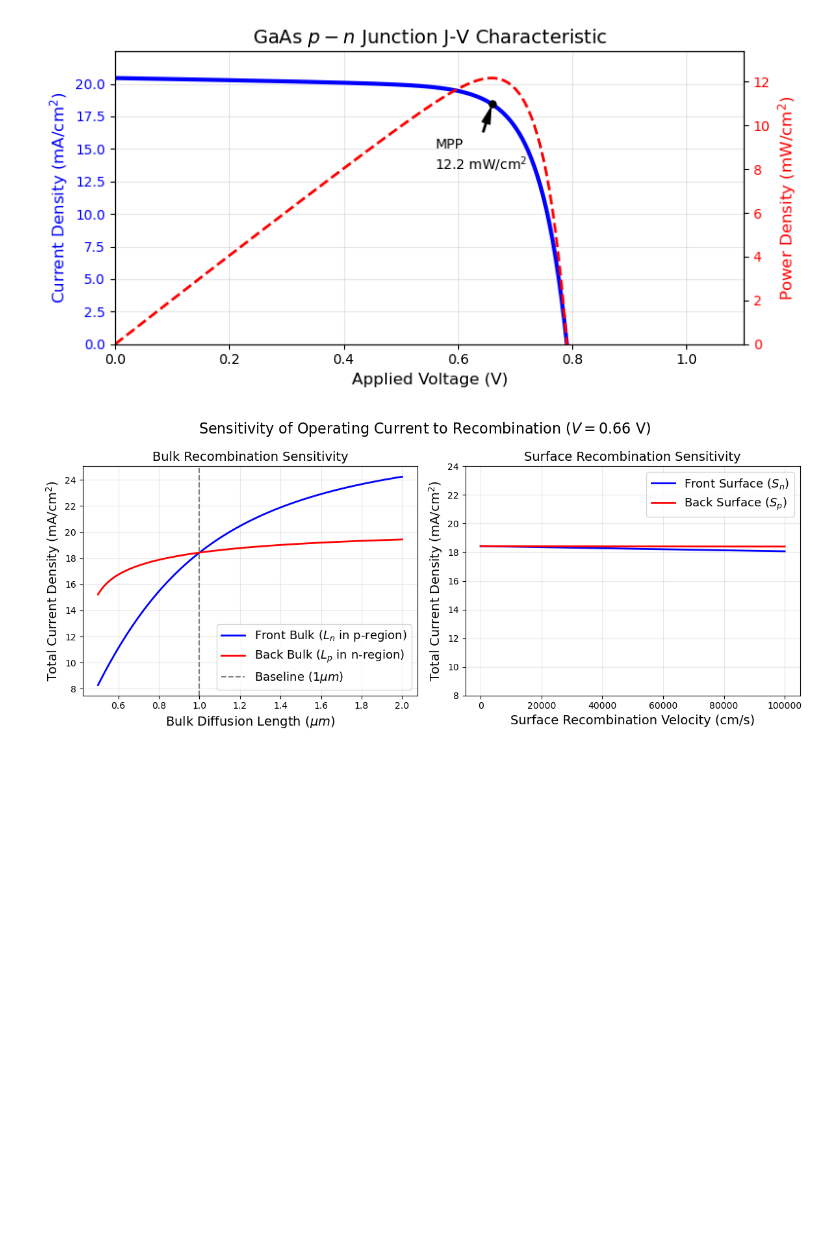
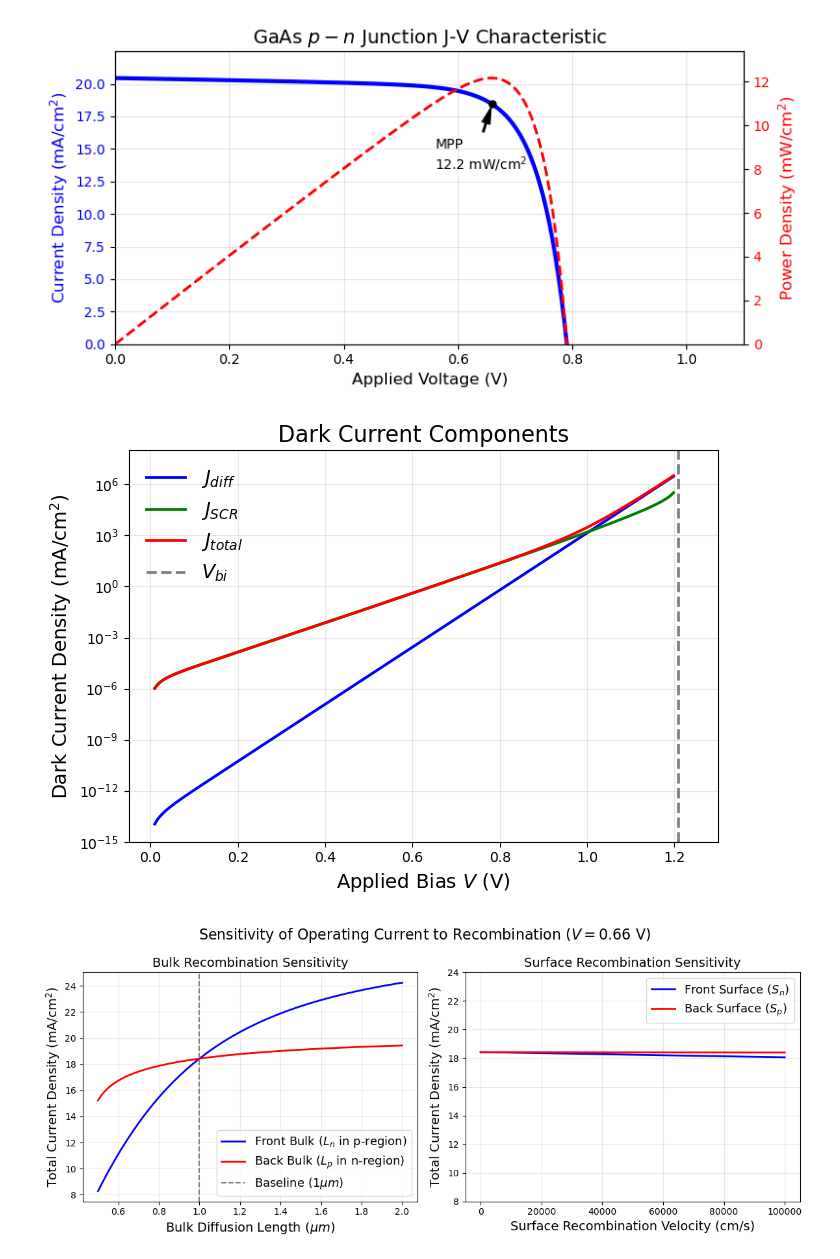
Before and after one commit to PhoebeQiKuang/Mass-action_Kinetics, a Jupyter notebook: 5 Solar Cell Device Model/5 Solar Cell Device Model.ipynb, the cells around one changed output. Cells and saved outputs as stored; diff of their text form; code cells hidden in the pictures; blank space fills up the shorter version.

```diff
--- a/5 Solar Cell Device Model/5 Solar Cell Device Model.ipynb
+++ b/5 Solar Cell Device Model/5 Solar Cell Device Model.ipynb
@@ -297,6 +297,77 @@ fig.tight_layout()
 plt.show()
 # %% [output]
 [figure]
+# %%
+def calculate_current_components(V_app):
+    """Calculates J_diff and J_SCR specifically for the dark case."""
+    Vbi = kT * np.log((Na * Nd) / ni**2)
+    V_j = Vbi - V_app
+
+    W = np.sqrt((2 * eps_s / q) * (1/Na + 1/Nd) * V_j)
+    wp = W * (Nd / (Na + Nd))
+    wn = W * (Na / (Na + Nd))
+
+    # Dark case
+    gn, gp = 0.0, 0.0
+
+    n0 = ni**2 / Na
+    up = (xp - wp) / Ln
+    denom_n = (Sn*Ln/Dn)*np.sinh(up) + np.cosh(up)
+    term2_n = n0 * (np.exp(V_app/kT) - 1) * ((Sn*Ln/Dn)*np.cosh(up) + np.sinh(up))
+    Bn = -term2_n / denom_n
+
+    p0 = ni**2 / Nd
+    un = (xn - wn) / Lp
+    denom_p = (Sp*Lp/Dp)*np.sinh(un) + np.cosh(un)
+    term1_p = p0 * (np.exp(V_app/kT) - 1) * ((Sp*Lp/Dp)*np.cosh(un) + np.sinh(un))
+    Bp = term1_p / denom_p
+
+    # Current components (mA/cm^2)
+    J_n_wp = -q * Dn * (Bn / Ln) * 1000
+    J_p_wn = q * Dp * (Bp / Lp) * 1000
+
+    J_diff = abs(J_n_wp) + abs(J_p_wn)
+
+    tau_n = (Ln**2) / Dn
+    tau_p = (Lp**2) / Dp
+    J_scr = ((q * ni * W) / np.sqrt(tau_n * tau_p)) * ((2 * np.sinh(V_app / (2*kT))) / (V_j / kT)) * (np.pi / 2) * 1000
+
+    return J_diff, J_scr
+
+# Generate voltage sweep for Dark Current
+Vbi_approx = kT * np.log((Na * Nd) / ni**2)
+V_dark_sweep = np.linspace(0.01, Vbi_approx - 0.01, 200)
+
+J_diff_list = []
+J_scr_list = []
+
+for V in V_dark_sweep:
+    j_d, j_s = calculate_current_components(V)
+    J_diff_list.append(j_d)
+    J_scr_list.append(j_s)
+
+J_diff_list = np.array(J_diff_list)
+J_scr_list = np.array(J_scr_list)
+J_total_dark = J_diff_list + J_scr_list
+
+# Plot Nelson Fig 6.7
+plt.figure(figsize=(7,5))
+plt.semilogy(V_dark_sweep, J_diff_list, 'b-', lw=2, label=r'$J_{diff}$')
+plt.semilogy(V_dark_sweep, J_scr_list, 'g-', lw=2, label=r'$J_{SCR}$')
+plt.semilogy(V_dark_sweep, J_total_dark, 'r-', lw=2, label=r'$J_{total}$')
+plt.axvline(Vbi_approx, color='gray', linestyle='--', lw=2, label=r'$V_{bi}$')
+
+plt.xlabel('Applied Bias $V$ (V)', fontsize=14)
+plt.ylabel('Dark Current Density (mA/cm$^2$)', fontsize=14)
+plt.title('Dark Current Components', fontsize=16)
+plt.xlim(-0.05, 1.3)
+plt.ylim(1e-15, 1e8)
+plt.grid(alpha=0.3, which='both')
+plt.legend(fontsize=14, frameon=False)
+plt.tight_layout()
+plt.show()
+# %% [output]
+[figure, added]
 # %%
 def get_operating_current(Ln, Lp, Sn, Sp, V=0.66):
     # Extract lifetimes
```
Also changed, not shown: parts of 1 cell of this notebook.
